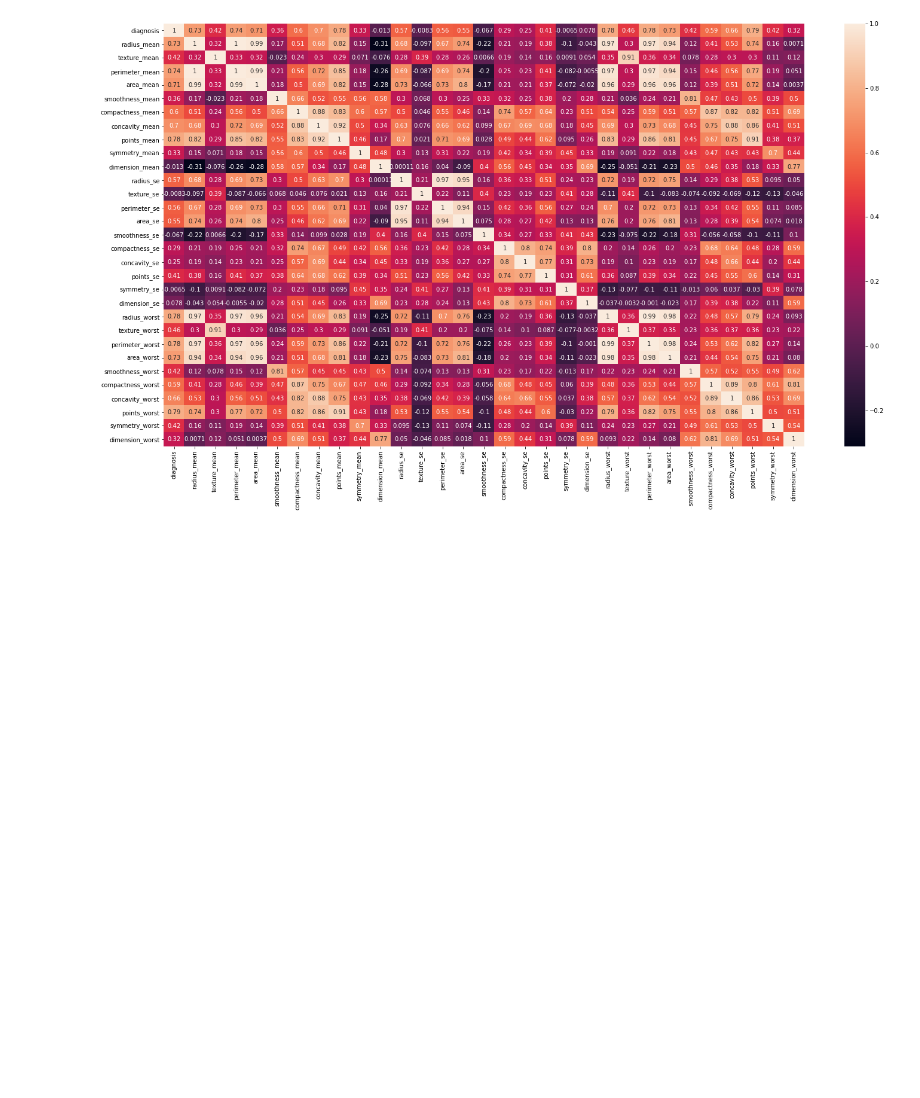
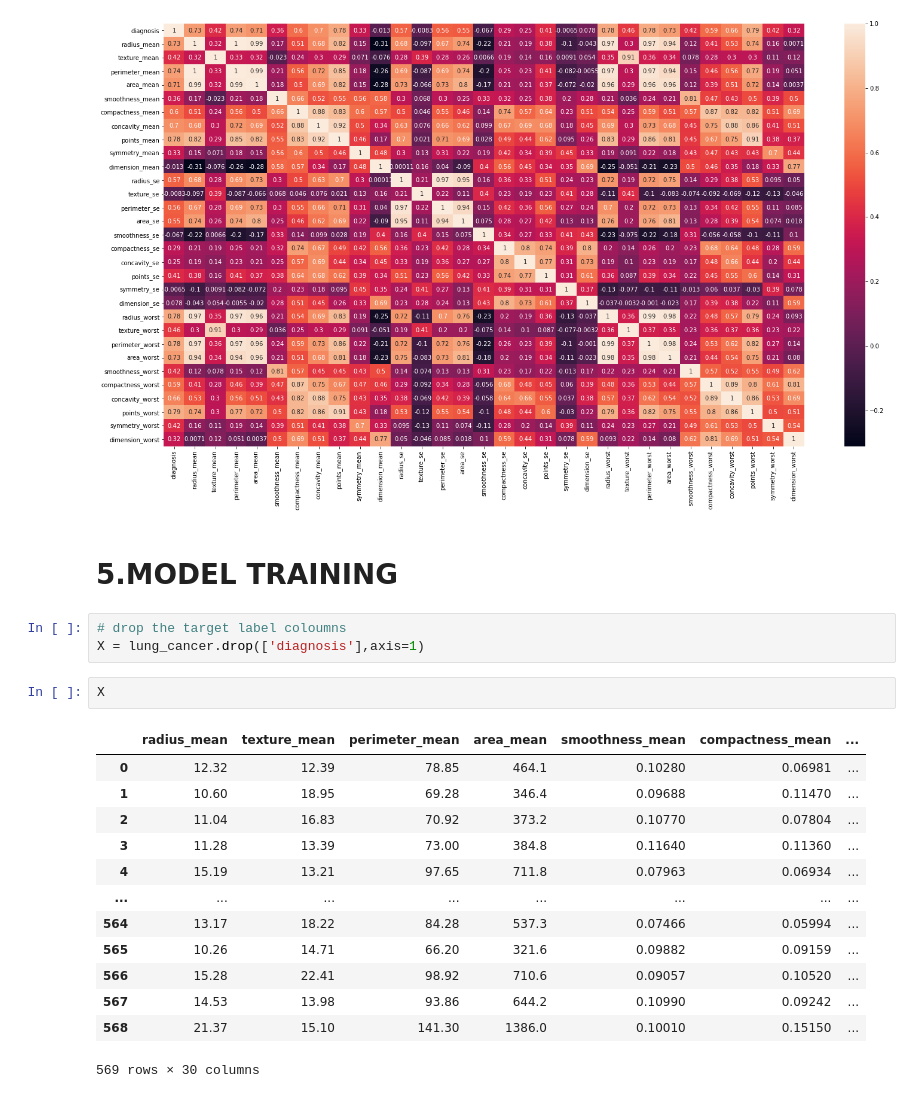
Before and after one commit to rashmi0114/ML_Assignment2_IT18169512_IT19234694_-IT19214962_IT19233840, a Jupyter notebook: lung cancer.ipynb, the cells around one changed output. Drawn from its saved outputs; the diff is of its cells as text; blank space fills up the shorter version.

```diff
--- a/lung cancer.ipynb
+++ b/lung cancer.ipynb
@@ -252,3 +252,24 @@ sb.heatmap(lung_cancer.corr(), annot=True)
 # %% [output]
 <AxesSubplot:>
 [figure]
+# %% [markdown]
+# 5.MODEL TRAINING
+# %%
+# drop the target label coloumns
+X = lung_cancer.drop(['diagnosis'],axis=1)
+# %%
+X
+# %% [output]
+|  | radius_mean | texture_mean | perimeter_mean | area_mean | smoothness_mean | compactness_mean | ... |
+| 0 | 12.32 | 12.39 | 78.85 | 464.1 | 0.10280 | 0.06981 | ... |
+| 1 | 10.60 | 18.95 | 69.28 | 346.4 | 0.09688 | 0.11470 | ... |
+| 2 | 11.04 | 16.83 | 70.92 | 373.2 | 0.10770 | 0.07804 | ... |
+| 3 | 11.28 | 13.39 | 73.00 | 384.8 | 0.11640 | 0.11360 | ... |
+| 4 | 15.19 | 13.21 | 97.65 | 711.8 | 0.07963 | 0.06934 | ... |
+| ... | ... | ... | ... | ... | ... | ... | ... |
+| 564 | 13.17 | 18.22 | 84.28 | 537.3 | 0.07466 | 0.05994 | ... |
+| 565 | 10.26 | 14.71 | 66.20 | 321.6 | 0.09882 | 0.09159 | ... |
+| 566 | 15.28 | 22.41 | 98.92 | 710.6 | 0.09057 | 0.10520 | ... |
+| 567 | 14.53 | 13.98 | 93.86 | 644.2 | 0.10990 | 0.09242 | ... |
+| 568 | 21.37 | 15.10 | 141.30 | 1386.0 | 0.10010 | 0.15150 | ... |
+569 rows × 30 columns
```
Also changed, not shown: parts of 21 cells of this notebook.
